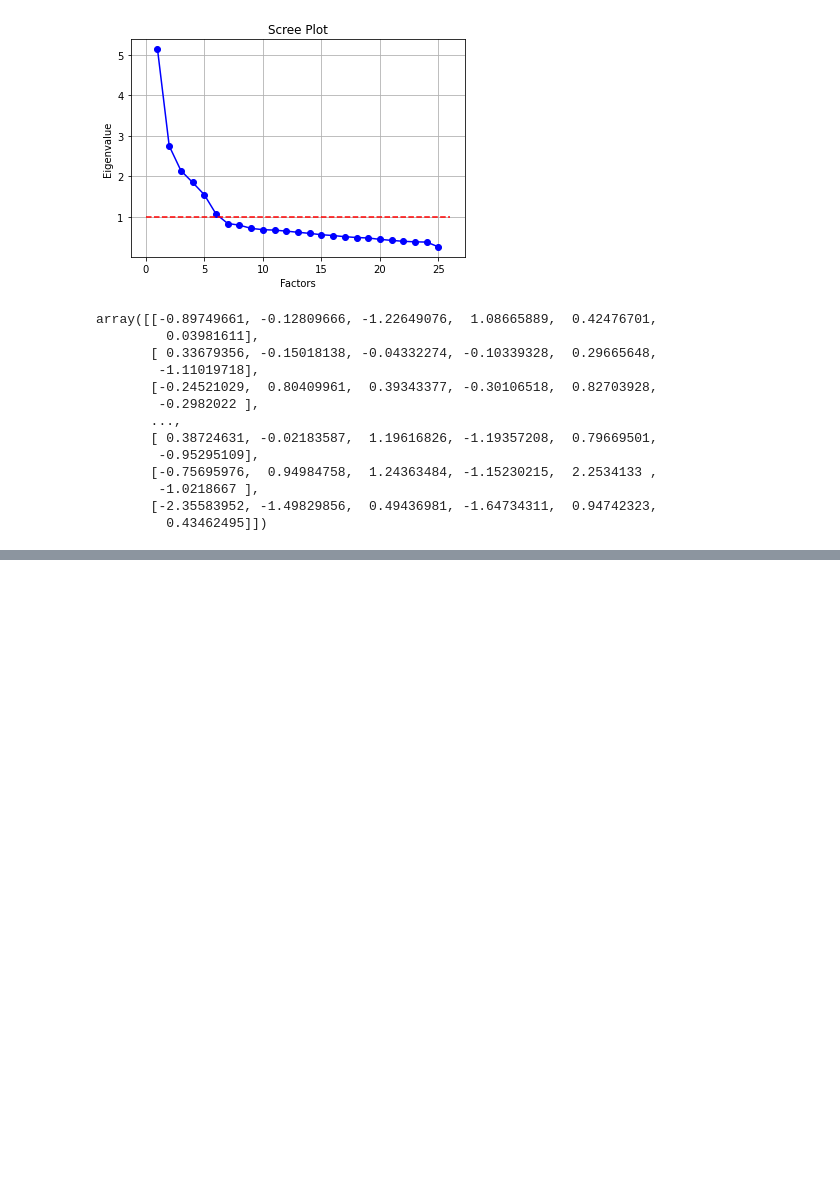
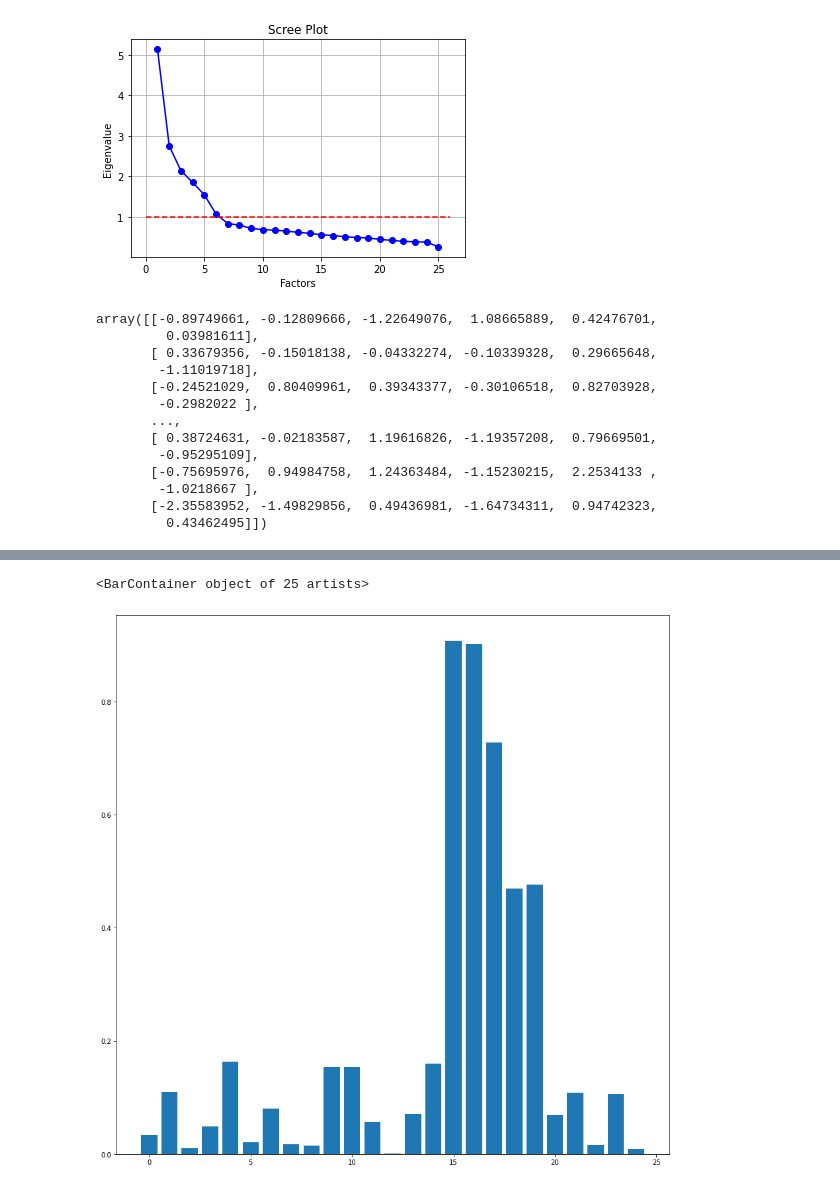
Before and after one commit to jittakorn-ch/multivariate, a Jupyter notebook: Chapter_5_Factor_Analysis.ipynb, the cells around one changed output, grey strips where cells are left out. Saved outputs shown, nothing was run; the diff lists cells and outputs as text; code cells hidden in the pictures; blank space fills up the shorter version.

```diff
--- a/Chapter_5_Factor_Analysis.ipynb
+++ b/Chapter_5_Factor_Analysis.ipynb
@@ -177,0 +202,5 @@ fa.loadings_.shape
+# %%
+plt.bar(range(25),np.absolute(fa2.loadings_[:,0]))
+# %% [output]
+<BarContainer object of 25 artists>
+[figure, added]
```
Also changed, not shown: parts of 9 cells of this notebook.
